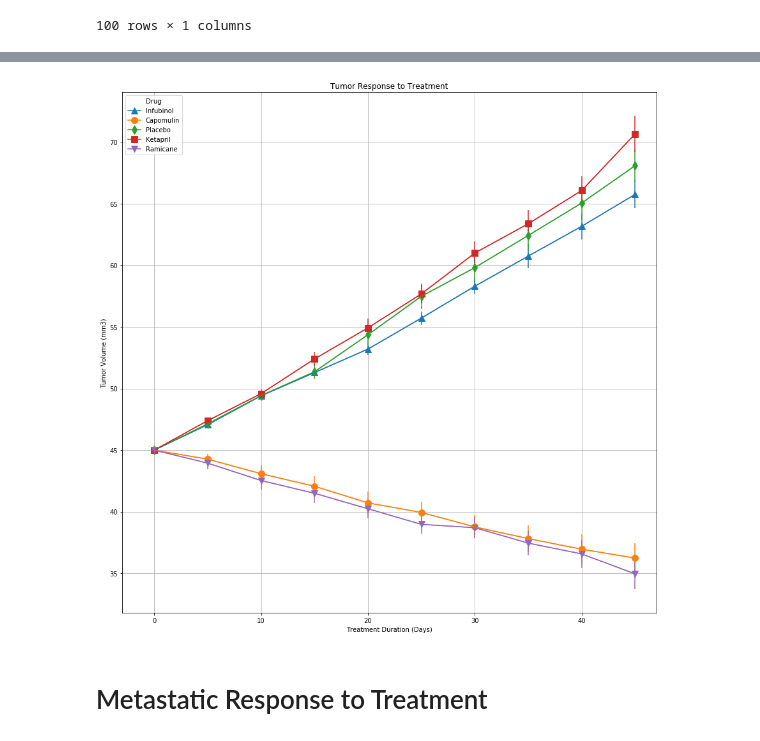
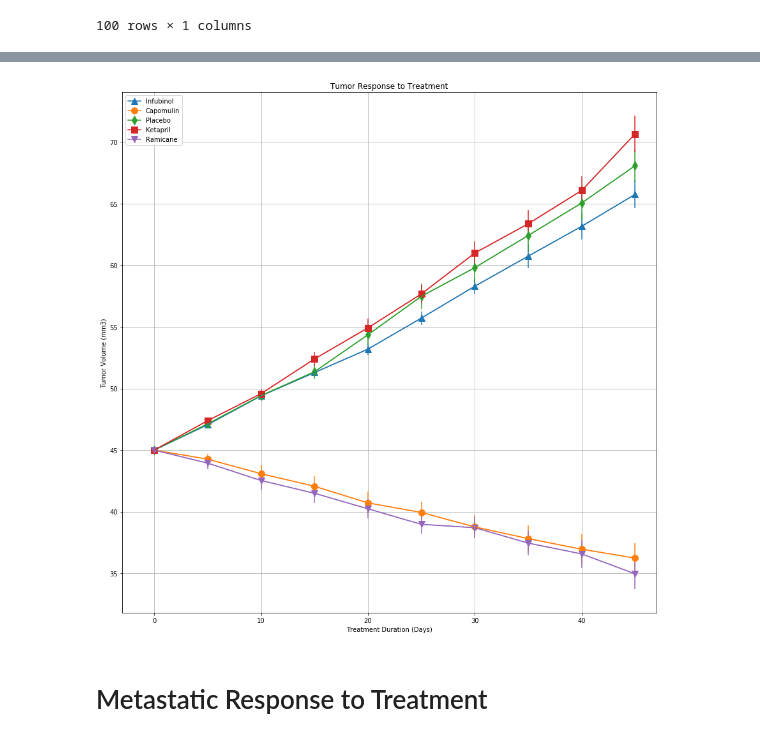
Before and after one commit to gabprado/matplotlib-challenge, a Jupyter notebook: Pymaceuticals/Pymaceuticals.ipynb, the cells around one changed output, grey strips where cells are left out. Cells and saved outputs as stored; diff of their text form; code cells hidden in the pictures.

```diff
--- a/Pymaceuticals/Pymaceuticals.ipynb
+++ b/Pymaceuticals/Pymaceuticals.ipynb
@@ -87,15 +87,16 @@ cols = ["Infubinol", "Capomulin", "Placebo", "Ketapril","Ramicane"]
 # %%
 #plot error lines and store them
 tumor_errplt = tumorpvt.plot(y = cols,figsize = (15,15),yerr = tumor_vol_err_pvt, legend = False)
 #reset colors
 tumor_errplt.set_prop_cycle(None)
 #Plot data use ax to add in the error lines
-tumorpvt.plot.line(y = cols, figsize=(15,15), style=["^-", "o-", "d-", "s-","v-"], \
+tumorplt = tumorpvt.plot.line(y = cols, figsize=(15,15), style=["^-", "o-", "d-", "s-","v-"], \
               markersize = 10 ,title = "Tumor Response to Treatment", xlim = [-3,47], ax = tumor_errplt, \
               grid = True).set(xlabel = "Treatment Duration (Days)" ,ylabel = "Tumor Volume (mm3)")
+plt.legend(cols)
 plt.show()
 # %% [output]
-[figure, old version]
+[figure, new version]
 # %% [markdown]
 # Metastatic Response to Treatment
 # %%
```
Also changed, not shown: parts of 2 cells of this notebook, 2 other files.
